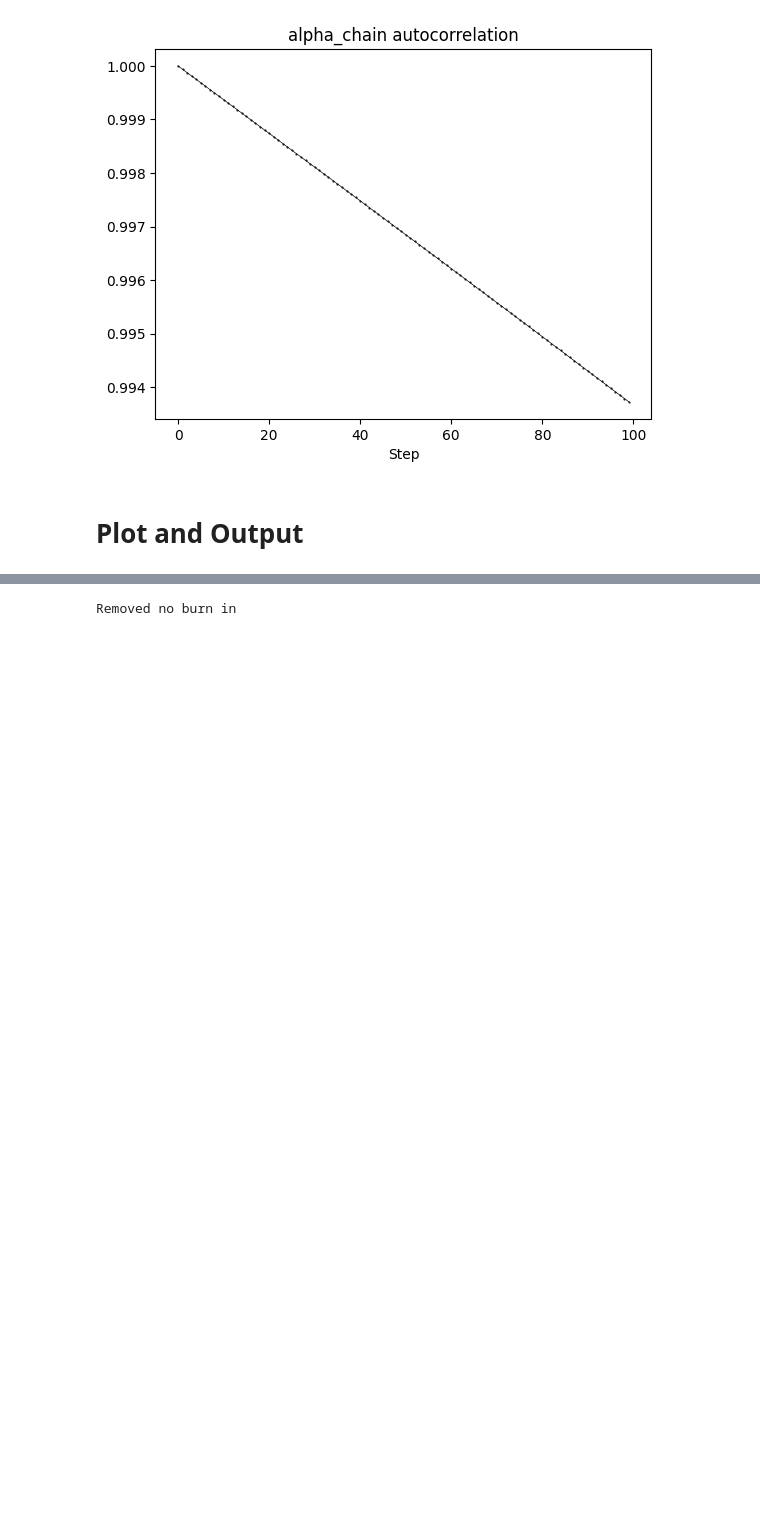
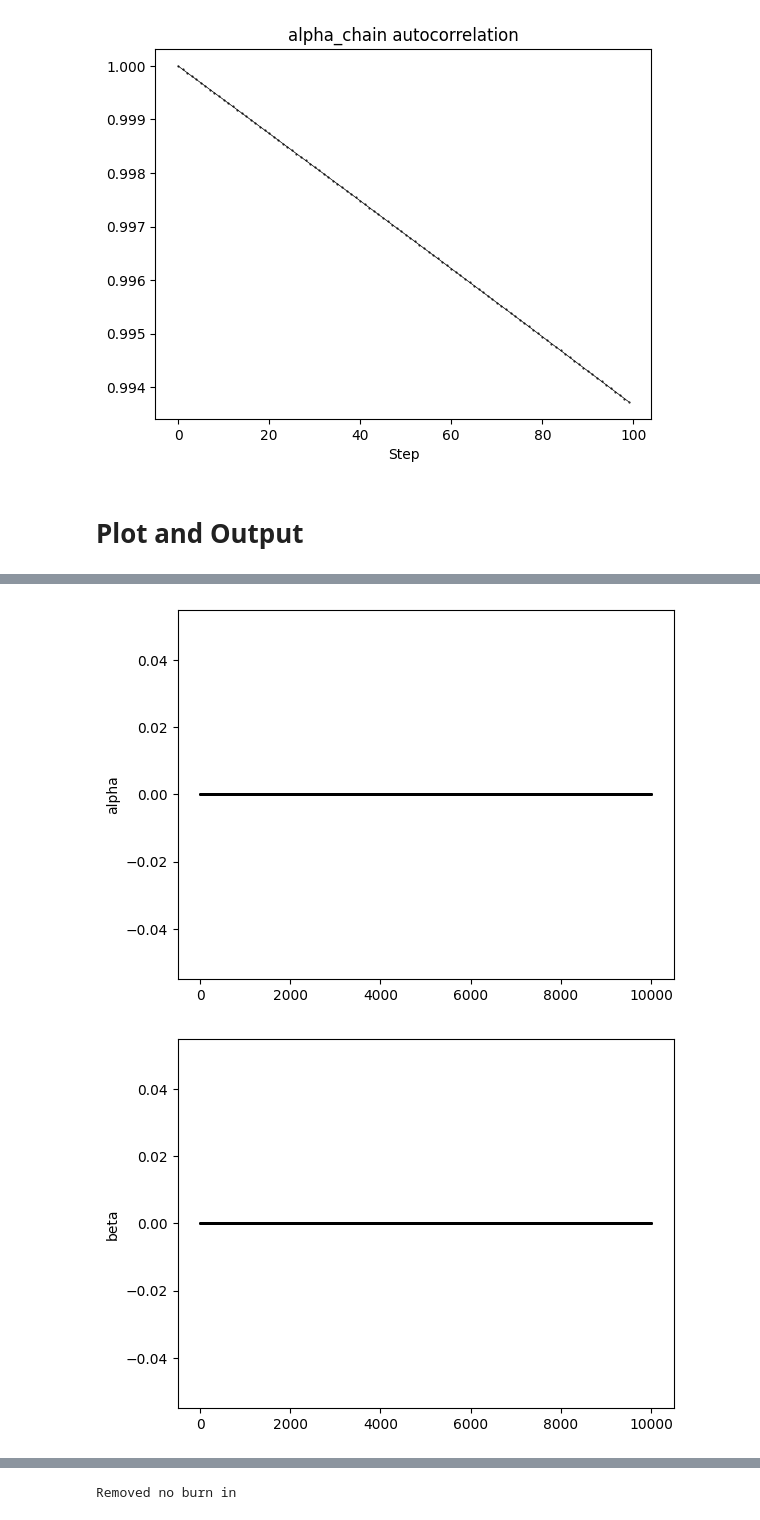
Before and after one commit to yahyaMohamadi/Dark-Energy-and-local-limit-of-NLG, a Jupyter notebook: MCMC.ipynb, the cells around one changed output, grey strips where cells are left out. Saved outputs shown, nothing was run; the diff lists cells and outputs as text; code cells hidden in the pictures; blank space fills up the shorter version.

```diff
--- a/MCMC.ipynb
+++ b/MCMC.ipynb
@@ -303,0 +317,17 @@ error [0.02022473 0.20283247 0.         1.27675685]
+# %%
+def chain_visual(chain_samples,
+                chain_chi2 ):
+      samples = chain_samples.T
+      for i in range(len(parameters_name)):
+        plt.plot(samples[i], marker='.' ,ms = 1,linewidth = '0.5',linestyle='-',color = 'black')
+        plt.ylabel(parameters_name[i])
+        plt.show()
+      plt.plot(chain_chi2, marker='.' ,ms = 1,linewidth = '0.5',linestyle='-',color = 'black')
+      plt.ylabel("chi")
+      plt.show()
+
+chain_visual(chain_BAO,
+                chi2_BAO)
+# %% [output]
+[figure, added]
+[figure, added]
```
Also changed, not shown: parts of 10 cells of this notebook.
